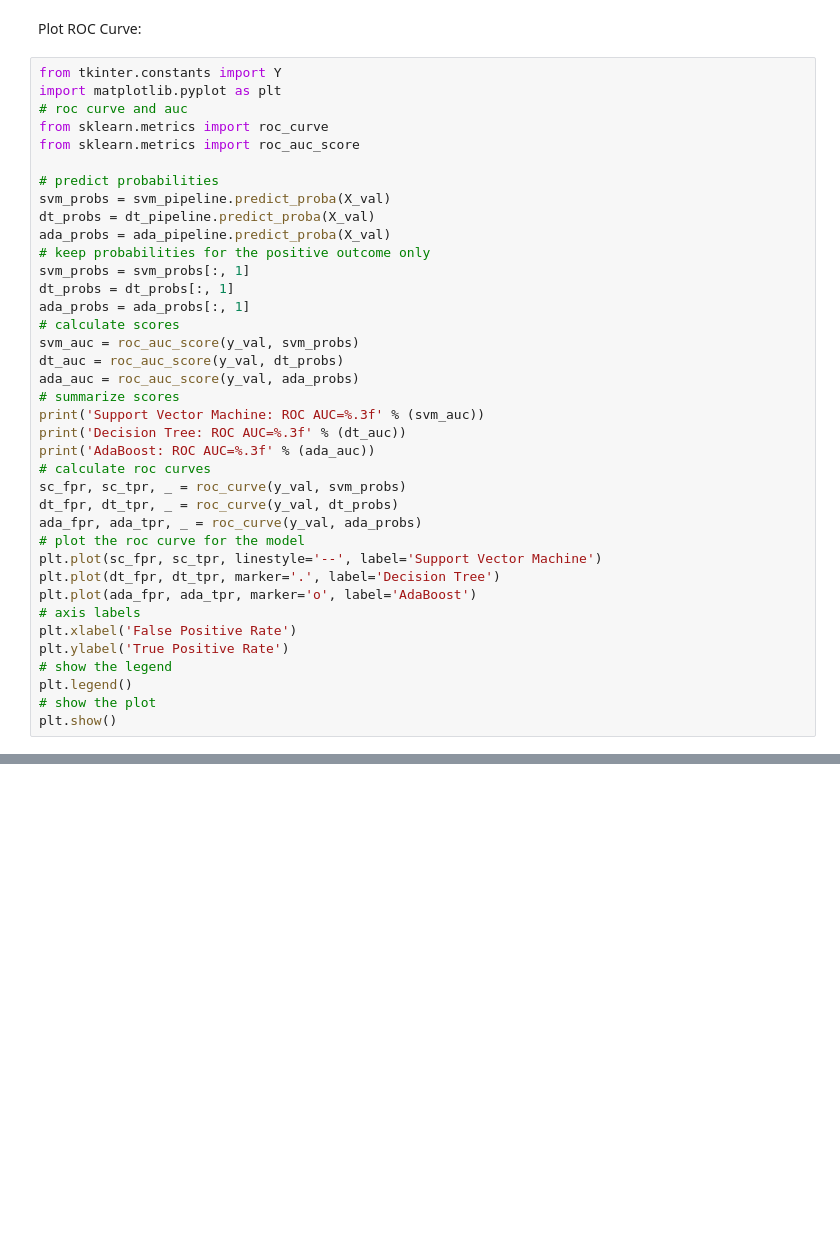
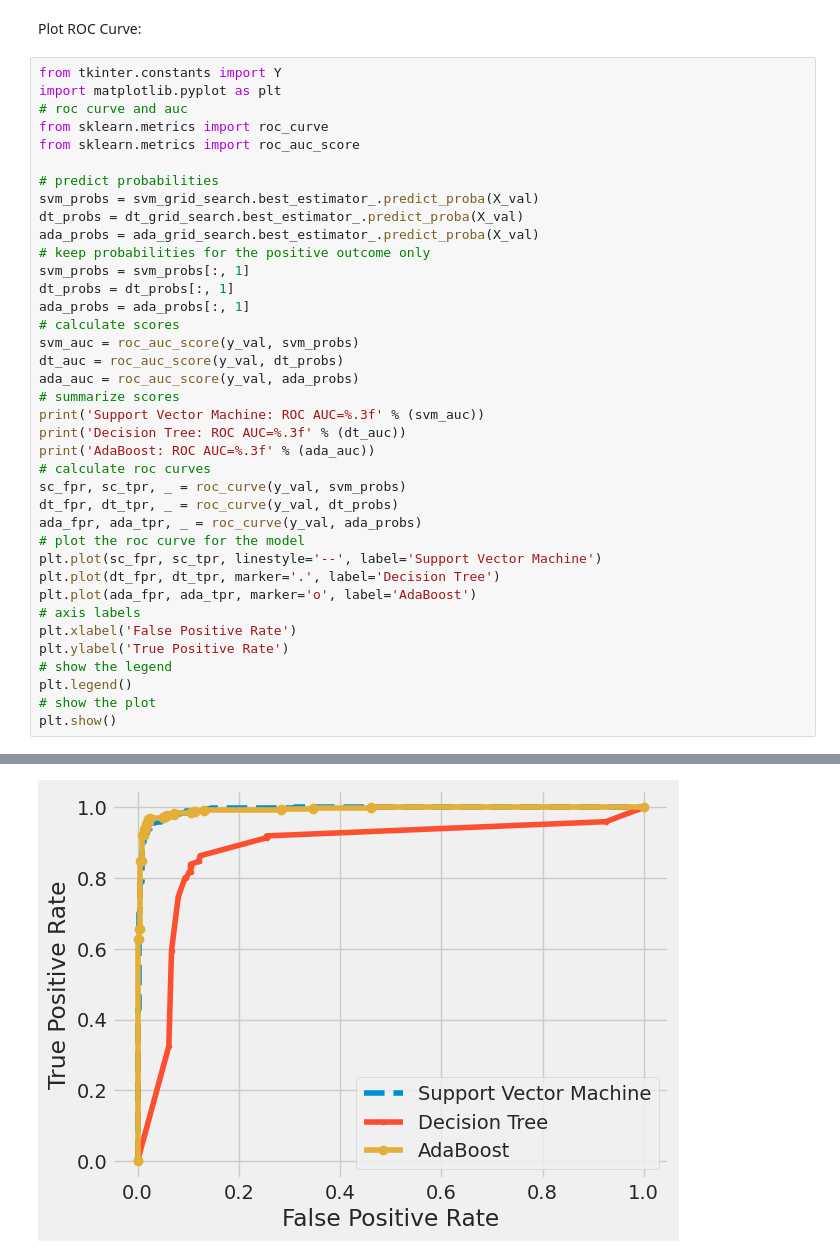
Before and after one commit to ennovak/AI-Detection-LLM, a Jupyter notebook: Emily_Novak_Project_1.ipynb, the cells around one changed output, grey strips where cells are left out. Saved outputs shown, nothing was run; the diff lists cells and outputs as text; blank space fills up the shorter version.

Commit message:
Print results analysis data and display ROC curves

```diff
--- a/Emily_Novak_Project_1.ipynb
+++ b/Emily_Novak_Project_1.ipynb
@@ -617,9 +635,9 @@ from sklearn.metrics import roc_curve
 from sklearn.metrics import roc_auc_score
 
 # predict probabilities
-svm_probs = svm_pipeline.predict_proba(X_val)
-dt_probs = dt_pipeline.predict_proba(X_val)
-ada_probs = ada_pipeline.predict_proba(X_val)
+svm_probs = svm_grid_search.best_estimator_.predict_proba(X_val)
+dt_probs = dt_grid_search.best_estimator_.predict_proba(X_val)
+ada_probs = ada_grid_search.best_estimator_.predict_proba(X_val)
 # keep probabilities for the positive outcome only
 svm_probs = svm_probs[:, 1]
 dt_probs = dt_probs[:, 1]
@@ -647,3 +665,4 @@ plt.ylabel('True Positive Rate')
 plt.legend()
 # show the plot
 plt.show()
+# %% [output]
@@ -649,0 +672 @@ plt.show()
+[figure, added]
```
Also changed, not shown: parts of 2 cells of this notebook.
